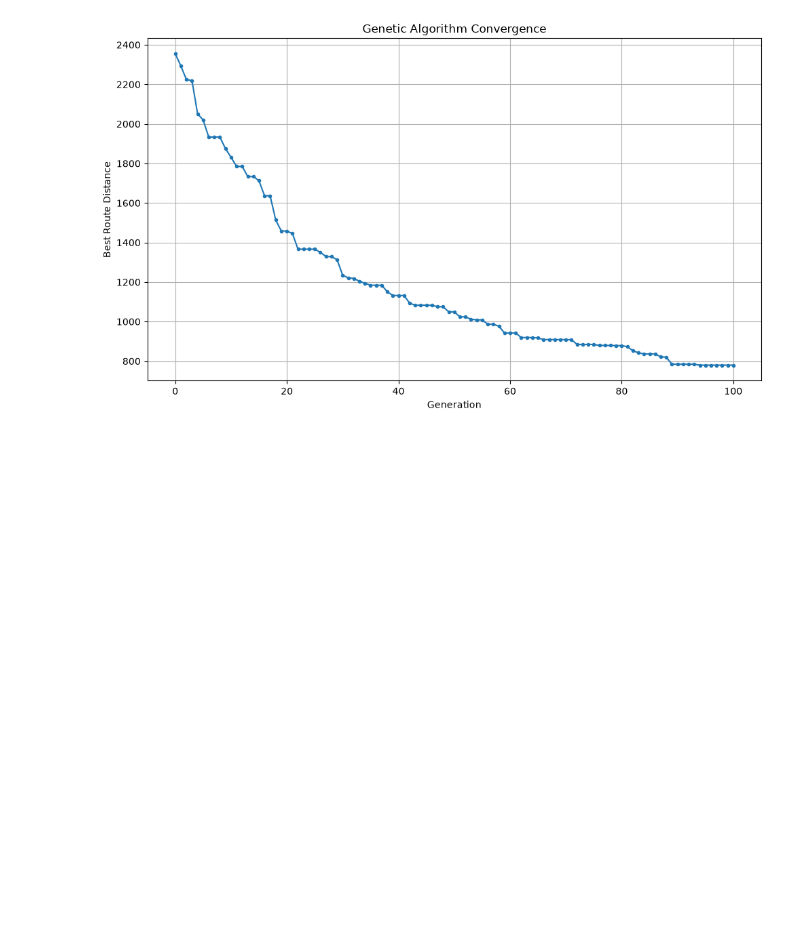
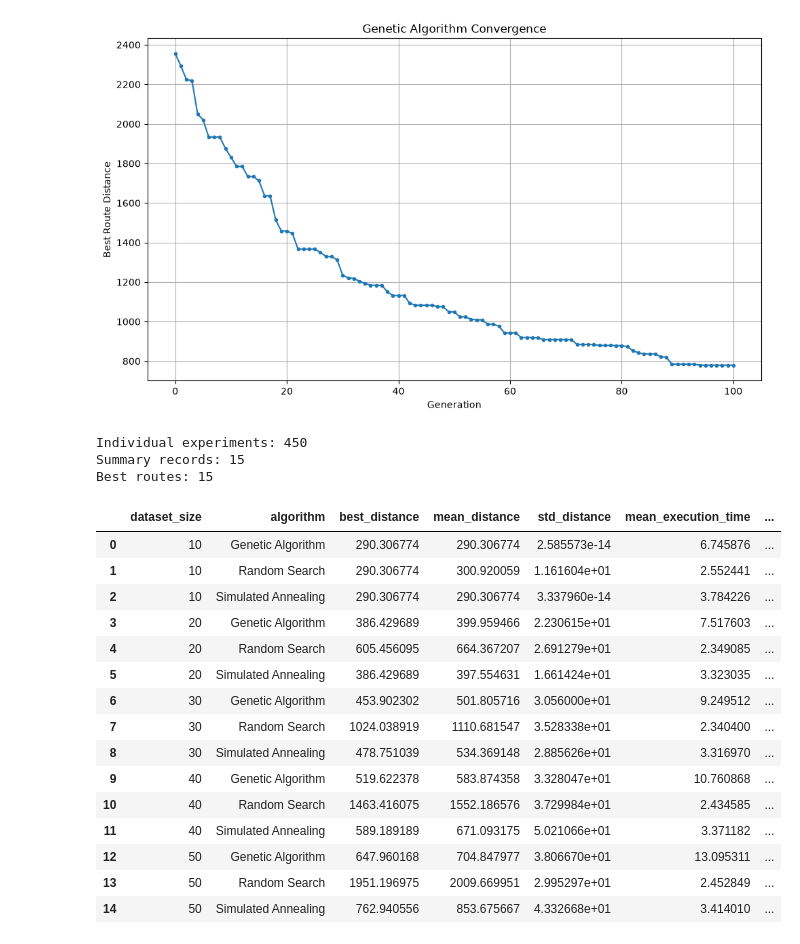
Before and after one commit to syborg2290/tsp-search-optimisation, a Jupyter notebook: notebooks/01_data_exploration.ipynb, the cells around one changed output. Drawn from its saved outputs; the diff is of its cells as text; code cells hidden in the pictures; blank space fills up the shorter version.

Commit message:
final comparisson with all 3 algorithms

```diff
--- a/notebooks/01_data_exploration.ipynb
+++ b/notebooks/01_data_exploration.ipynb
@@ -469,3 +469,35 @@ plt.tight_layout()
 plt.show()
 # %% [output]
 [figure]
+# %%
+import pandas as pd
+
+results = pd.read_csv("../results/raw/experiment_results.csv")
+summary = pd.read_csv("../results/summary/experiment_summary.csv")
+best_routes = pd.read_csv("../results/best_routes/best_routes.csv")
+
+print("Individual experiments:", len(results))
+print("Summary records:", len(summary))
+print("Best routes:", len(best_routes))
+
+display(summary)
+# %% [output]
+Individual experiments: 450
+Summary records: 15
+Best routes: 15
+|  | dataset_size | algorithm | best_distance | mean_distance | std_distance | mean_execution_time | ... |
+| 0 | 10 | Genetic Algorithm | 290.306774 | 290.306774 | 2.585573e-14 | 6.745876 | ... |
+| 1 | 10 | Random Search | 290.306774 | 300.920059 | 1.161604e+01 | 2.552441 | ... |
+| 2 | 10 | Simulated Annealing | 290.306774 | 290.306774 | 3.337960e-14 | 3.784226 | ... |
+| 3 | 20 | Genetic Algorithm | 386.429689 | 399.959466 | 2.230615e+01 | 7.517603 | ... |
+| 4 | 20 | Random Search | 605.456095 | 664.367207 | 2.691279e+01 | 2.349085 | ... |
+| 5 | 20 | Simulated Annealing | 386.429689 | 397.554631 | 1.661424e+01 | 3.323035 | ... |
+| 6 | 30 | Genetic Algorithm | 453.902302 | 501.805716 | 3.056000e+01 | 9.249512 | ... |
+| 7 | 30 | Random Search | 1024.038919 | 1110.681547 | 3.528338e+01 | 2.340400 | ... |
+| 8 | 30 | Simulated Annealing | 478.751039 | 534.369148 | 2.885626e+01 | 3.316970 | ... |
+| 9 | 40 | Genetic Algorithm | 519.622378 | 583.874358 | 3.328047e+01 | 10.760868 | ... |
+| 10 | 40 | Random Search | 1463.416075 | 1552.186576 | 3.729984e+01 | 2.434585 | ... |
+| 11 | 40 | Simulated Annealing | 589.189189 | 671.093175 | 5.021066e+01 | 3.371182 | ... |
+| 12 | 50 | Genetic Algorithm | 647.960168 | 704.847977 | 3.806670e+01 | 13.095311 | ... |
+| 13 | 50 | Random Search | 1951.196975 | 2009.669951 | 2.995297e+01 | 2.452849 | ... |
+| 14 | 50 | Simulated Annealing | 762.940556 | 853.675667 | 4.332668e+01 | 3.414010 | ... |
```
Also changed, not shown: 21 other files.
